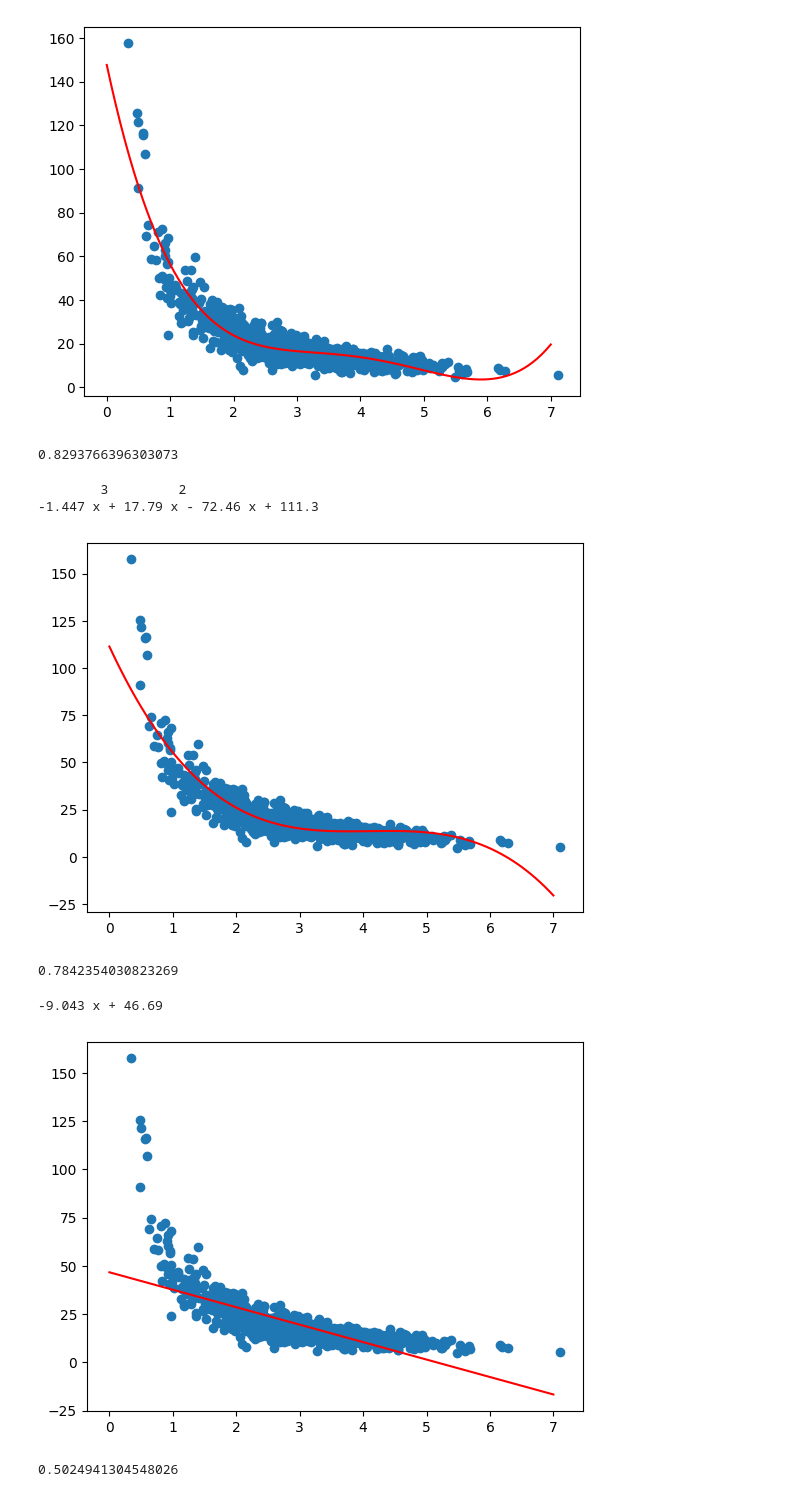
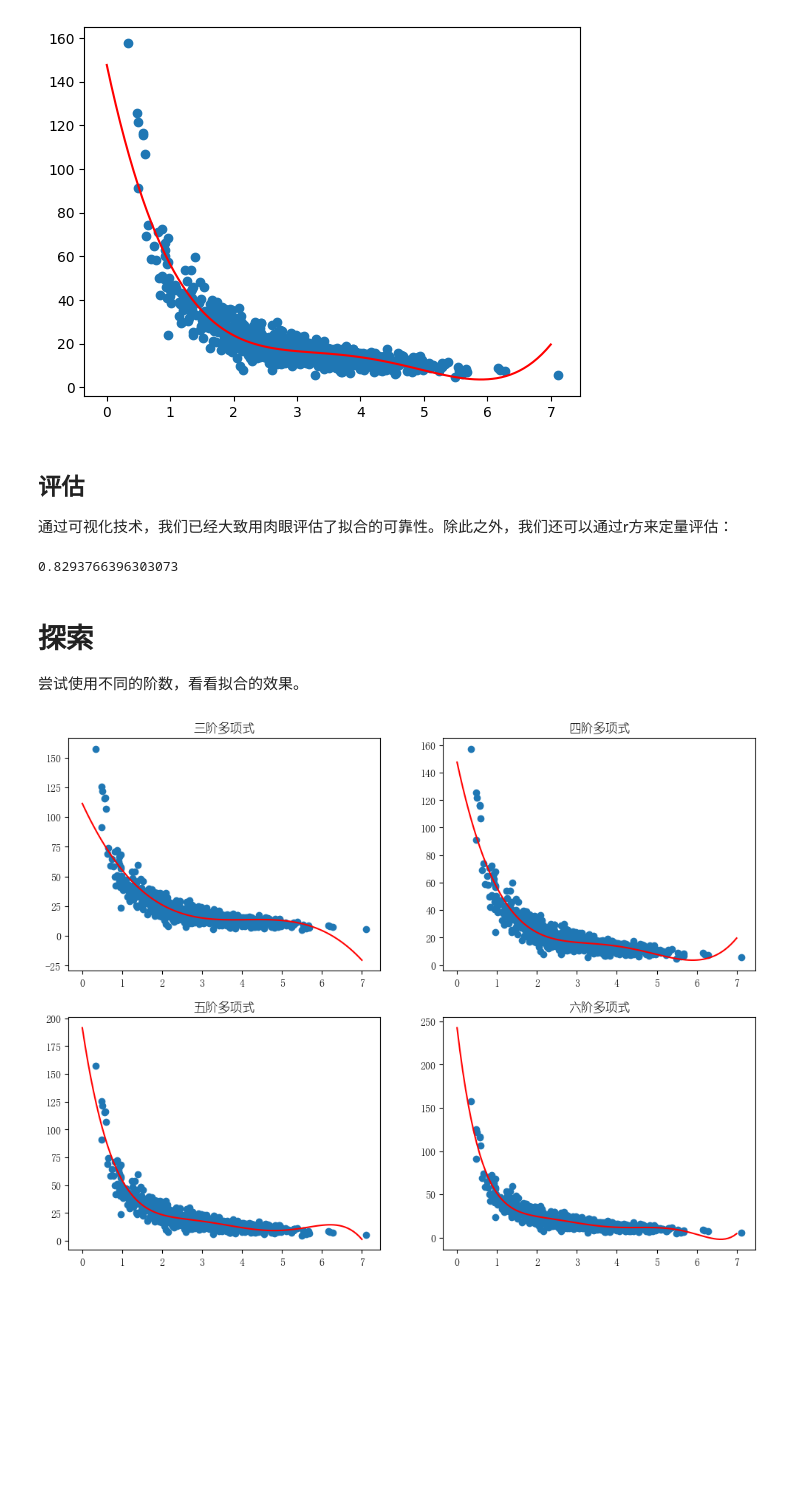
Before and after one commit to shouzheng/ml-notes, a Jupyter notebook: examples/machine_learning/polynomial_regression.ipynb, the cells around one changed output. Cells and saved outputs as stored; diff of their text form; code cells hidden in the pictures; blank space fills up the shorter version.

```diff
--- a/examples/machine_learning/polynomial_regression.ipynb
+++ b/examples/machine_learning/polynomial_regression.ipynb
@@ -36,6 +50,10 @@ plt.plot(xp, p4(xp), c='r')
 plt.show()
 # %% [output]
 [figure]
+# %% [markdown]
+## 评估
+
+通过可视化技术，我们已经大致用肉眼评估了拟合的可靠性。除此之外，我们还可以通过r方来定量评估：
 # %%
 """计算r方误差，进一步量化评估拟合效果
 """
@@ -44,34 +62,41 @@ r2 = r2_score(purchaseAmount, p4(pageSpeeds))
 print(r2)
 # %% [output]
 0.8293766396303073
-# %%
-"""更多尝试 - 使用3阶多项式来模拟"""
-p3 = np.poly1d(np.polyfit(pageSpeeds, purchaseAmount, 3))
-print(p3)
-
-plt.scatter(pageSpeeds, purchaseAmount)
-plt.plot(xp, p3(xp), c='r')
-plt.show()
-
-r2 = r2_score(purchaseAmount, p3(pageSpeeds))
-print(r2)
-# %% [output]
-        3         2
--1.447 x + 17.79 x - 72.46 x + 111.3
-[figure, removed]
-0.7842354030823269
-# %%
-"""更多尝试 - 使用其他阶多项式来模拟"""
-p1 = np.poly1d(np.polyfit(pageSpeeds, purchaseAmount, 1))
-print(p1)
-
-plt.scatter(pageSpeeds, purchaseAmount)
-plt.plot(xp, p1(xp), c='r')
-plt.show()
-
-r2 = r2_score(purchaseAmount, p1(pageSpeeds))
-print(r2)
-# %% [output]
--9.043 x + 46.69
-[figure, removed]
-0.5024941304548026
+# %% [markdown]
+# 探索
+
+尝试使用不同的阶数，看看拟合的效果。
+# %%
+x = pageSpeeds
+y = purchaseAmount
+
+p3 = np.poly1d(np.polyfit(x, y, 3))
+p5 = np.poly1d(np.polyfit(x, y, 5))
+p6 = np.poly1d(np.polyfit(x, y, 6))
+
+import matplotlib
+matplotlib.rc("font",family='YouYuan')
+
+plt.rcParams['axes.unicode_minus']=False # 否则会有报错：Glyph 8722 missing from current font.
+
+fig, ax = plt.subplots(ncols=2, nrows=2, figsize=(12,9))
+
+ax[0,0].scatter(x, y)
+ax[0,0].plot(xp, p3(xp), c='r')
+ax[0,0].set_title('三阶多项式')
+
+ax[0,1].scatter(x, y)
+ax[0,1].plot(xp, p4(xp), c='r')
+ax[0,1].set_title('四阶多项式')
+
+ax[1,0].scatter(x, y)
+ax[1,0].plot(xp, p5(xp), c='r')
+ax[1,0].set_title('五阶多项式')
+
+ax[1,1].scatter(x, y)
+ax[1,1].plot(xp, p6(xp), c='r')
+ax[1,1].set_title('六阶多项式')
+
+plt.show()
+# %% [output]
+[figure, added]
```
Also changed, not shown: parts of 4 cells of this notebook, 3 other files.
